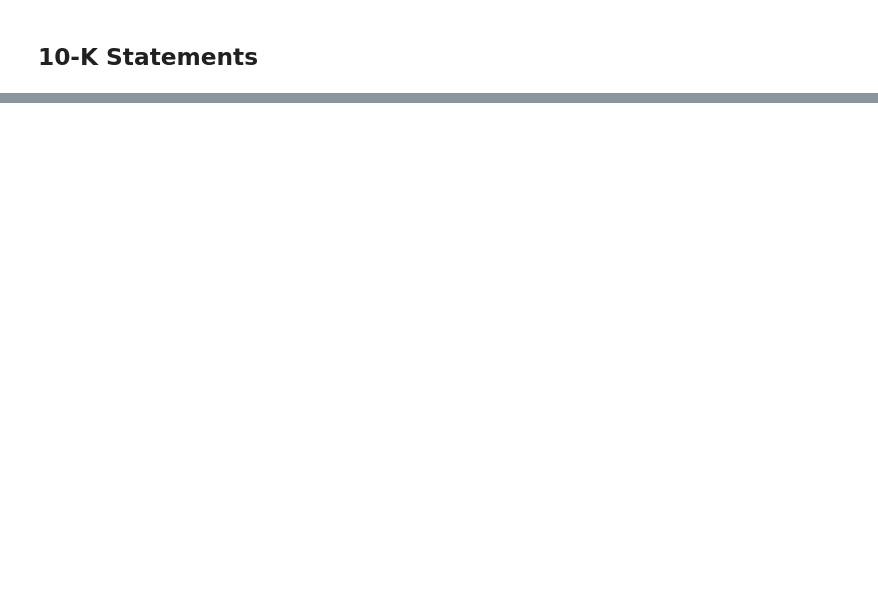
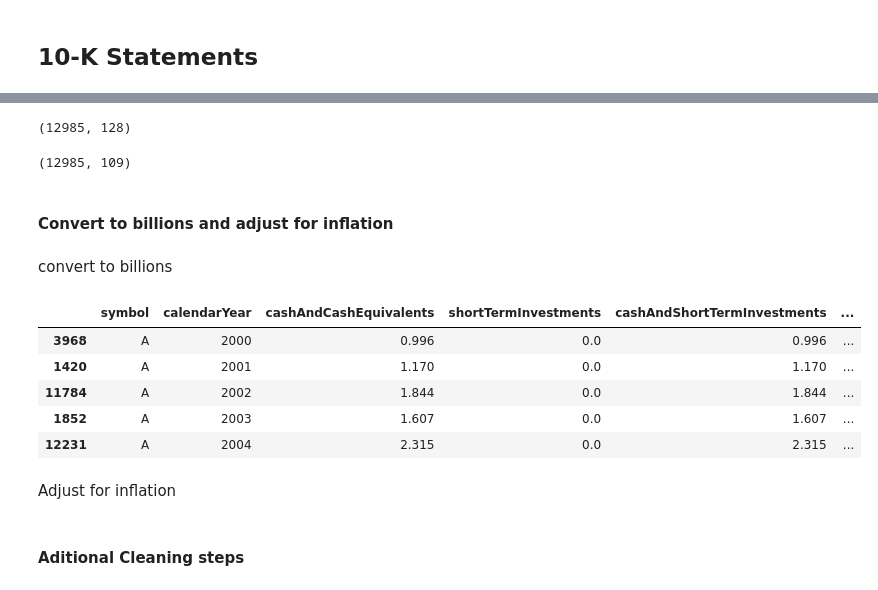
Before and after one commit to FranciscoPala/SP500_constituents_market_cap_estimator, a Jupyter notebook: src/clean.ipynb, the cells around one changed output, grey strips where cells are left out. Drawn from its saved outputs; the diff is of its cells as text; code cells hidden in the pictures; blank space fills up the shorter version.

Commit message:
finished merging all dataframes for ML

```diff
--- a/src/clean.ipynb
+++ b/src/clean.ipynb
@@ -219,0 +225,36 @@ statements.to_csv('.././data/feng/statements_y.csv', index=False)
+# %%
+statements = pd.read_csv('../data/preSQL/statements.csv')
+statements.shape
+# %% [output]
+(12985, 128)
+# %%
+repeated = [
+    ['date','date_x','date_y'],
+    ['acceptedDate','acceptedDate_x','acceptedDate_y'],
+    ['cik','cik_x','cik_y'],
+    ['depreciationAndAmortization_x','depreciationAndAmortization_y'],
+    ['fillingDate', 'fillingDate_x','fillingDate_y'],
+    ['finalLink','finalLink_x','finalLink_y'],
+    ['inventory_x','inventory_y'],
+    ['link','link_x','link_y'],
+    ['netIncome_x','netIncome_y'],
+    ['period','period_x','period_y'],
+    ['reportedCurrency','reportedCurrency_x','reportedCurrency_y',]
+]
+for group in repeated:
+    base_feature = group[0]
+    for dup_feature in group[1:]:
+        statements[base_feature] = statements[base_feature].fillna(statements[dup_feature])
+        statements = statements.drop(columns=dup_feature)
+statements.shape
+# %% [output]
+(12985, 109)
+# %%
+col_rename = {
+    'depreciationAndAmortization_x': 'depreciationAndAmortization',
+    'inventory_x': 'inventory',
+    'netIncome_x': 'netIncome',
+}
+statements = statements.rename(columns=col_rename)
+# %% [markdown]
+#### Convert to billions and adjust for inflation
@@ -219,0 +353,19 @@ statements.to_csv('.././data/feng/statements_y.csv', index=False)
+# %% [markdown]
+convert to billions
+# %%
+# convert to billions
+for feat in currency_features:
+    statements[feat] = statements[feat].astype(float)/1e9
+# sort values
+statements = statements.sort_values(by=['symbol', 'calendarYear'])
+# %%
+statements.head()
+# %% [output]
+|  | symbol | calendarYear | cashAndCashEquivalents | shortTermInvestments | cashAndShortTermInvestments | ... |
+| 3968 | A | 2000 | 0.996 | 0.0 | 0.996 | ... |
+| 1420 | A | 2001 | 1.170 | 0.0 | 1.170 | ... |
+| 11784 | A | 2002 | 1.844 | 0.0 | 1.844 | ... |
+| 1852 | A | 2003 | 1.607 | 0.0 | 1.607 | ... |
+| 12231 | A | 2004 | 2.315 | 0.0 | 2.315 | ... |
+# %% [markdown]
+Adjust for inflation
@@ -219,0 +387,2 @@ statements.to_csv('.././data/feng/statements_y.csv', index=False)
+# %% [markdown]
+#### Aditional Cleaning steps
```
Also changed, not shown: parts of 37 cells of this notebook, 2 other files.
